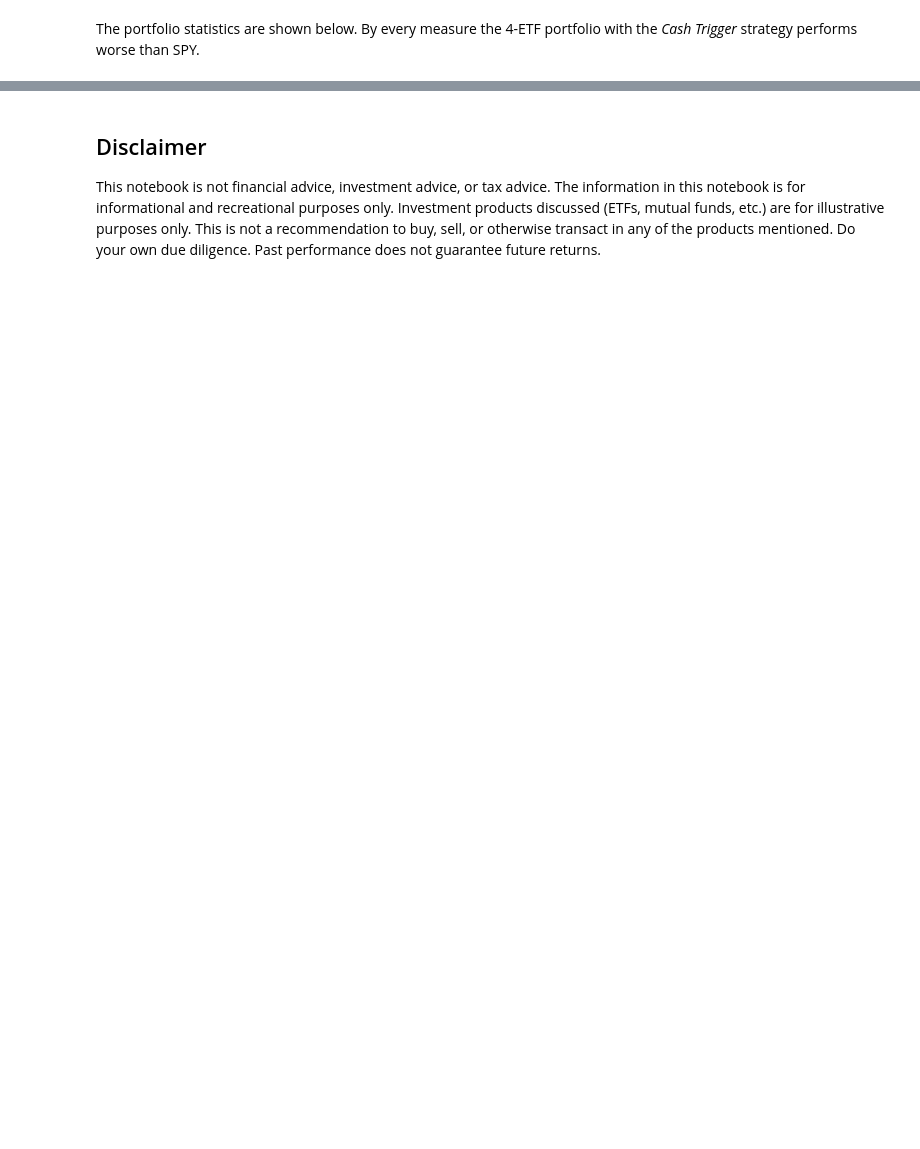
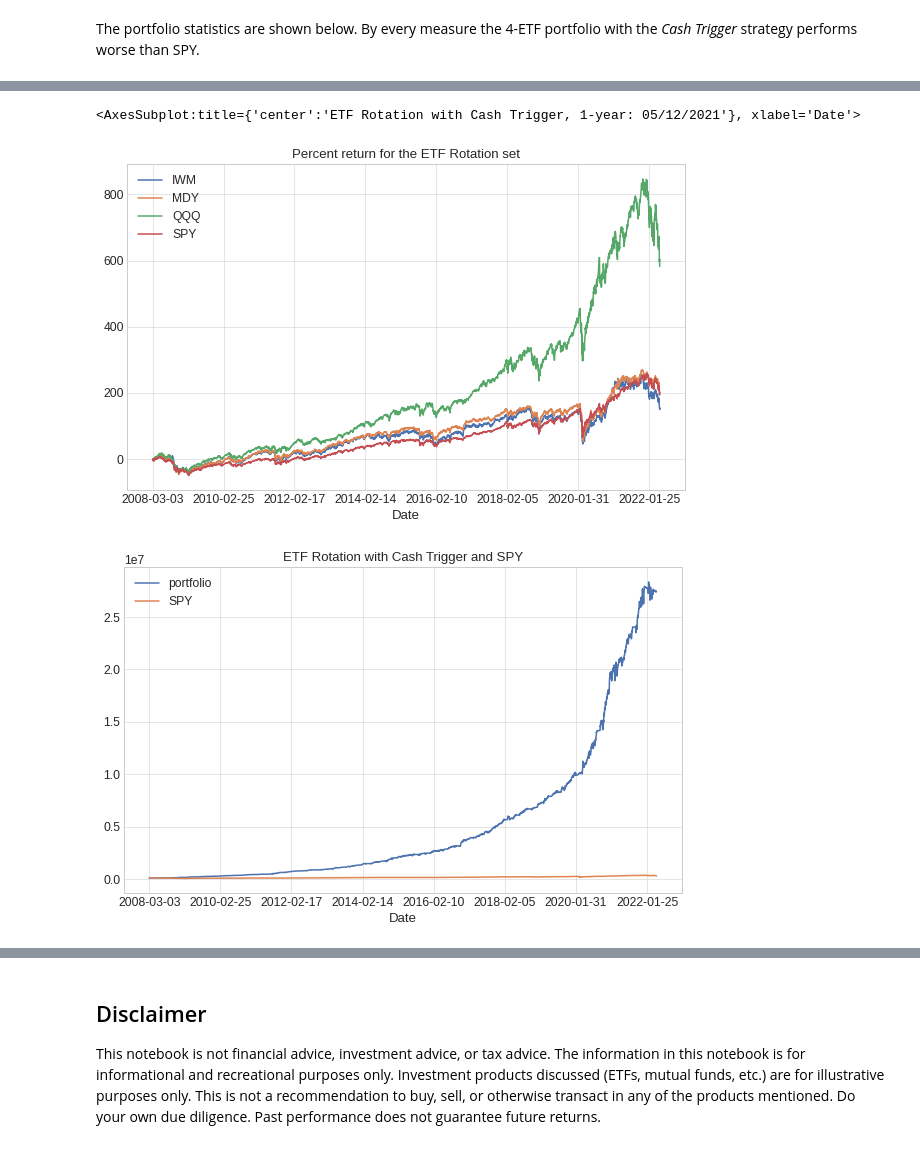
Before and after one commit to IanLKaplan/cash_trigger, a Jupyter notebook: cash_trigger.ipynb, the cells around one changed output, grey strips where cells are left out. Cells and saved outputs as stored; diff of their text form; code cells hidden in the pictures; blank space fills up the shorter version.

```diff
--- a/cash_trigger.ipynb
+++ b/cash_trigger.ipynb
@@ -1597,0 +1680,80 @@ print(tabulate(table_mean, headers=[*table_mean.columns], tablefmt='fancy_grid')
+# %%
+def percent_return_df(start_date: datetime, end_date: datetime, prices_df: pd.DataFrame) -> pd.DataFrame:
+    def percent_return(time_series: pd.Series) -> pd.Series:
+        return list(((time_series[i] / time_series[0]) - 1.0 for i in range(0, len(time_series))))
+
+
+    date_index = prices_df.index
+    start_ix = findDateIndex(date_index, start_date)
+    end_ix = findDateIndex(date_index, end_date)
+    period_df = prices_df[:][start_ix:end_ix+1]
+    period_return_df = pd.DataFrame()
+    for col in period_df.columns:
+        return_series = percent_return(period_df[col])
+        period_return_df[col] = return_series
+    period_return_df.index = period_df.index
+    return_percent_df = round(period_return_df * 100, 2)
+    return return_percent_df
+
+
+# We already have the bond set JNK, TLT, MUB or SHYin the DataFrame cash_trigger_bond_adjclose
+# We already have SPY close prices. For consistency we'll use close prices, instead of
+# adjusted close prices for IWM, MDY and QQQ.
+
+rotation_etfs = ['IWM', 'MDY', 'QQQ']
+rotation_etf_file = 'rotation_etf_close'
+rotation_etf_close = get_market_data(file_name=rotation_etf_file,
+                                      data_col='Close',
+                                      symbols=rotation_etfs,
+                                      data_source=data_source,
+                                      start_date=start_date,
+                                      end_date=end_date)
+
+rotation_etf_close['SPY'] = spy_close
+rotation_etf_shy = rotation_etf_close.copy()
+rotation_etf_shy[shy_ticker] = shy_adjclose
+
+percent_ret = percent_return_df(start_date=start_date,
+                                end_date=end_date,
+                                prices_df=rotation_etf_close)
+percent_ret.plot(grid=True, title='Percent return for the ETF Rotation set', figsize=(10,6))
+
+
+etf_rotation_portfolio_df, t = portfolio_return(holdings=holdings,
+                                               risk_asset=rotation_etf_shy,
+                                               bond_asset=cash_trigger_bond_adjclose,
+                                               spy_data=spy_data,
+                                               start_date=start_date,
+                                               end_date=end_date
+                                               )
+
+plot_df = build_plot_data(holdings=holdings, portfolio_df=etf_rotation_portfolio_df, spy_df=spy_close)
+
+plot_df.plot(grid=True, title='ETF Rotation with Cash Trigger and SPY', figsize=(10,6))
+
+five_year_etf_rotation_portfolio_df, t = portfolio_return(holdings=holdings,
+                                               risk_asset=rotation_etf_shy,
+                                               bond_asset=cash_trigger_bond_adjclose,
+                                               spy_data=spy_data,
+                                               start_date=d5_year_start,
+                                               end_date=end_date
+                                               )
+
+plot_df = build_plot_data(holdings=holdings, portfolio_df=five_year_etf_rotation_portfolio_df, spy_df=spy_close)
+
+plot_df.plot(grid=True, title=f'ETF Rotation with Cash Trigger, 5-years: {d5_year_start.strftime("%m/%d/%Y")}', figsize=(10,6))
+
+one_year_etf_rotation_portfolio_df, t = portfolio_return(holdings=holdings,
+                                               risk_asset=rotation_etf_shy,
+                                               bond_asset=cash_trigger_bond_adjclose,
+                                               spy_data=spy_data,
+                                               start_date=d1_year_start,
+                                               end_date=end_date
+                                               )
+
+plot_df = build_plot_data(holdings=holdings, portfolio_df=one_year_etf_rotation_portfolio_df, spy_df=spy_close)
+plot_df.plot(grid=True, title=f'ETF Rotation with Cash Trigger, 1-year: {d1_year_start.strftime("%m/%d/%Y")}', figsize=(10,6))
+# %% [output]
+<AxesSubplot:title={'center':'ETF Rotation with Cash Trigger, 1-year: 05/12/2021'}, xlabel='Date'>
+[figure, added]
+[figure, added]
```
Also changed, not shown: parts of 21 cells of this notebook, 1 other file.
